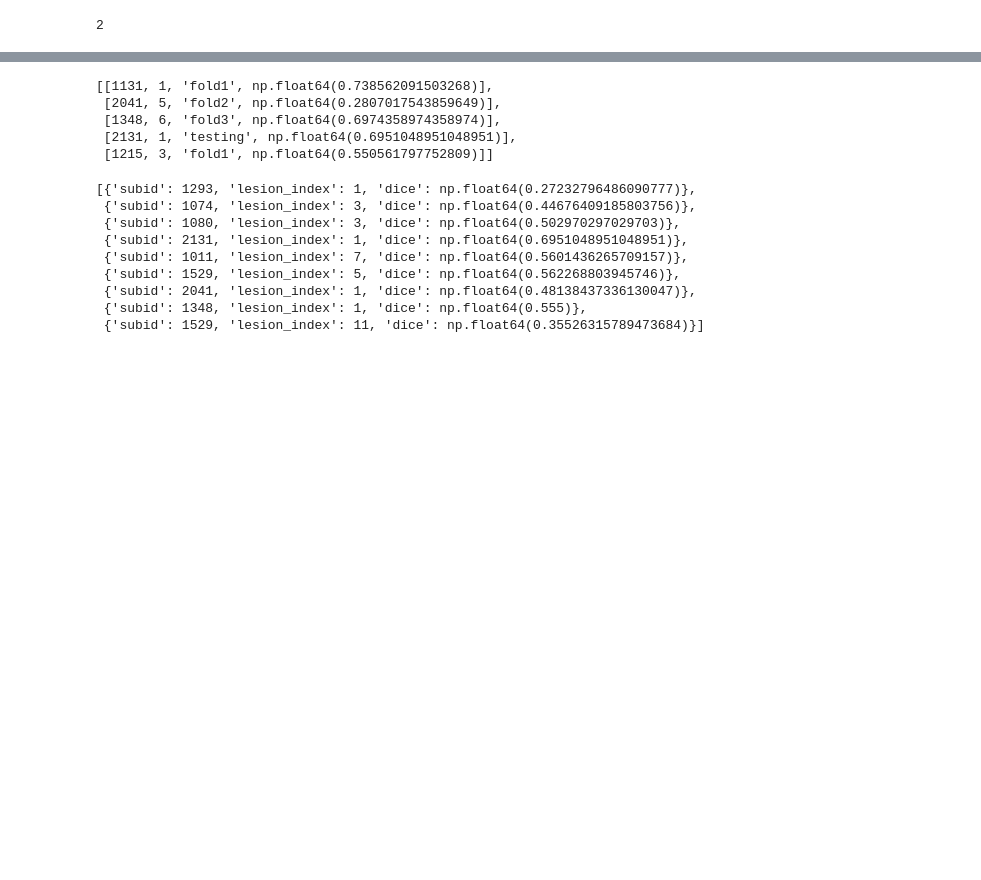
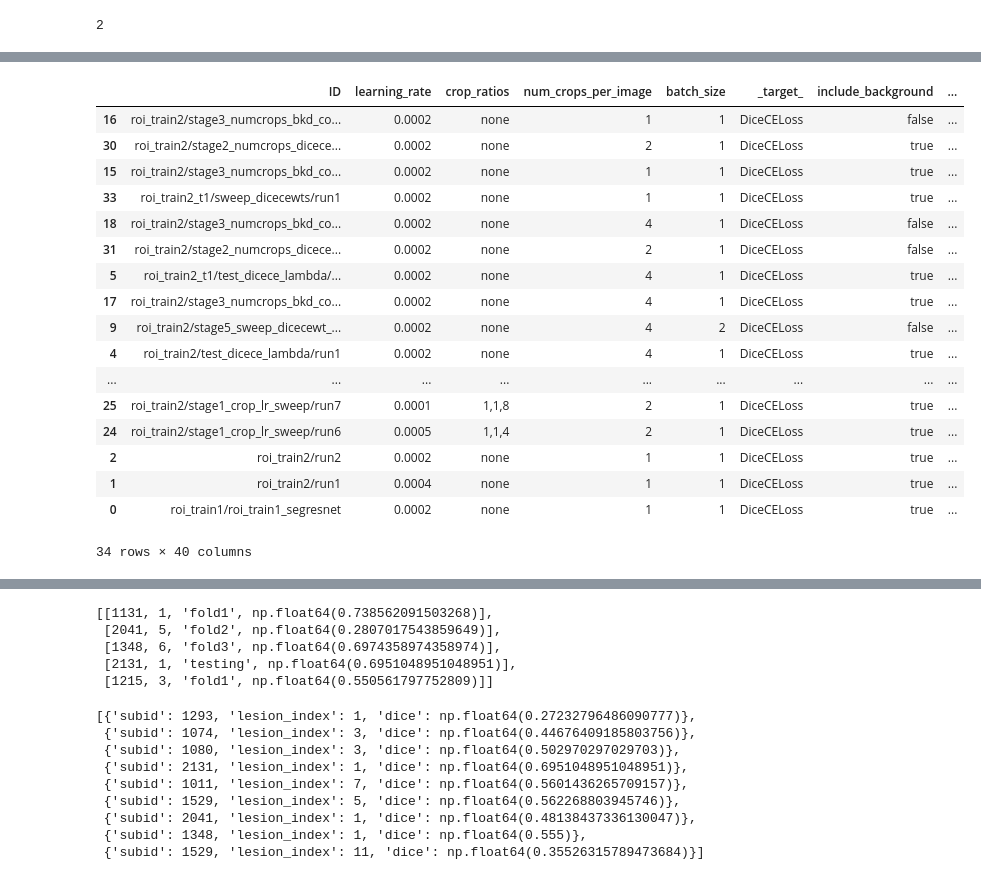
Before and after one commit to srs328/prl_project, a Jupyter notebook: notebooks/evaluate_gridsearch.ipynb, the cells around one changed output, grey strips where cells are left out. Drawn from its saved outputs; the diff is of its cells as text; code cells hidden in the pictures; blank space fills up the shorter version.

```diff
--- a/notebooks/evaluate_gridsearch.ipynb
+++ b/notebooks/evaluate_gridsearch.ipynb
@@ -81,15 +179,20 @@ reload_recursive(core.grid)
 from core.grid import ExperimentGrid
 import scripts.compile_run_metrics
 reload_recursive(scripts.compile_run_metrics)
-from scripts.compile_run_metrics import compile_all_metrics0, compile_experiment_metrics
+from scripts.compile_run_metrics import (
+    compile_all_metrics, performance_metrics
+)
 
 params_to_gather = [
     "learning_rate",
     "crop_ratios",
     "num_crops_per_image",
     "batch_size",
+    "loss#_target_",
+    "loss#include_background",
     "loss#weight",
-    "loss#include_background",
+    "loss#lambda_dice",
+    "loss#lambda_ce"
 ]
 
 dataset_name = "roi_train2"
@@ -130,14 +233,16 @@ for dataset_name, grid_names in grid_dict.items():
     for name in grid_names:
         grids.append(ExperimentGrid.from_home_dir(dataset.work_home/name))
 
-MODULE_LEVELS["compile_run_metrics"] = "DEBUG"
-# data = compile_all_metrics(experiments=experiments,
+MODULE_LEVELS["compile_run_metrics"] = "WARNING"
+data = compile_all_metrics(
+    performance_metrics,
+    experiments=experiments,
+    grids=grids,
+    params_to_gather=params_to_gather,
+    use_cache=True)
+# data = compile_all_metrics0(experiments=experiments,
 #                     grids=grids,
 #                     params_to_gather=params_to_gather,
 #                     use_cache=True,)
-data = compile_all_metrics0(experiments=experiments,
-                    grids=grids,
-                    params_to_gather=params_to_gather,
-                    use_cache=False,)
 
 # clear_output()
@@ -159,0 +251,21 @@ KeyboardInterrupt:
+# %%
+data.sort_values(by="perf_prl_dice_mean", ascending=False)
+# %% [output]
+|  | ID | learning_rate | crop_ratios | num_crops_per_image | batch_size | _target_ | include_background | ... |
+| 16 | roi_train2/stage3_numcrops_bkd_co... | 0.0002 | none | 1 | 1 | DiceCELoss | false | ... |
+| 30 | roi_train2/stage2_numcrops_dicece... | 0.0002 | none | 2 | 1 | DiceCELoss | true | ... |
+| 15 | roi_train2/stage3_numcrops_bkd_co... | 0.0002 | none | 1 | 1 | DiceCELoss | true | ... |
+| 33 | roi_train2_t1/sweep_dicecewts/run1 | 0.0002 | none | 1 | 1 | DiceCELoss | true | ... |
+| 18 | roi_train2/stage3_numcrops_bkd_co... | 0.0002 | none | 4 | 1 | DiceCELoss | false | ... |
+| 31 | roi_train2/stage2_numcrops_dicece... | 0.0002 | none | 2 | 1 | DiceCELoss | false | ... |
+| 5 | roi_train2_t1/test_dicece_lambda/... | 0.0002 | none | 4 | 1 | DiceCELoss | true | ... |
+| 17 | roi_train2/stage3_numcrops_bkd_co... | 0.0002 | none | 4 | 1 | DiceCELoss | true | ... |
+| 9 | roi_train2/stage5_sweep_dicecewt_... | 0.0002 | none | 4 | 2 | DiceCELoss | false | ... |
+| 4 | roi_train2/test_dicece_lambda/run1 | 0.0002 | none | 4 | 1 | DiceCELoss | true | ... |
+| ... | ... | ... | ... | ... | ... | ... | ... | ... |
+| 25 | roi_train2/stage1_crop_lr_sweep/run7 | 0.0001 | 1,1,8 | 2 | 1 | DiceCELoss | true | ... |
+| 24 | roi_train2/stage1_crop_lr_sweep/run6 | 0.0005 | 1,1,4 | 2 | 1 | DiceCELoss | true | ... |
+| 2 | roi_train2/run2 | 0.0002 | none | 1 | 1 | DiceCELoss | true | ... |
+| 1 | roi_train2/run1 | 0.0004 | none | 1 | 1 | DiceCELoss | true | ... |
+| 0 | roi_train1/roi_train1_segresnet | 0.0002 | none | 1 | 1 | DiceCELoss | true | ... |
+34 rows × 40 columns
```
Also changed, not shown: parts of 12 cells of this notebook, 6 other files.
